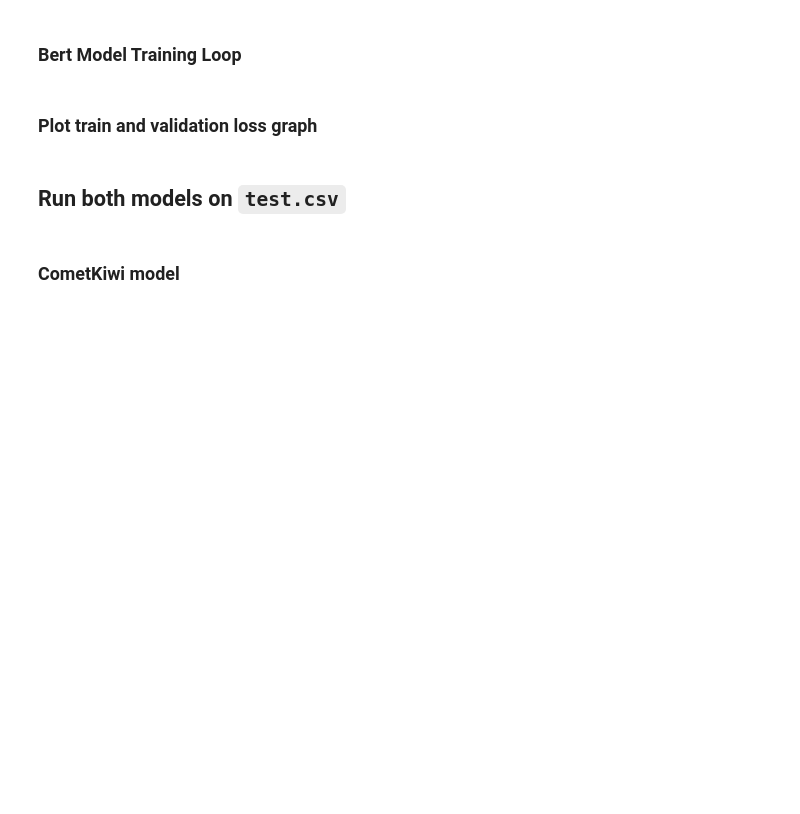
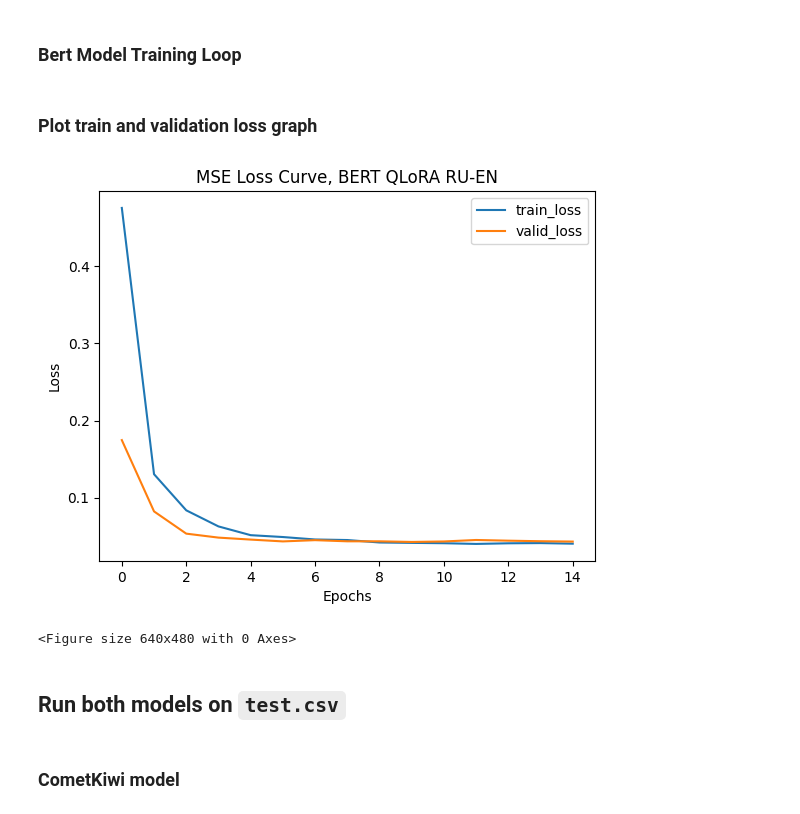
Before and after one commit to TheZichLiang/FineGrainedErrorDetection, a Jupyter notebook: Niko_QLoRA_finetune.ipynb, the cells around one changed output. Saved outputs shown, nothing was run; the diff lists cells and outputs as text; code cells hidden in the pictures; blank space fills up the shorter version.

Commit message:
Ran some training

```diff
--- a/Niko_QLoRA_finetune.ipynb
+++ b/Niko_QLoRA_finetune.ipynb
@@ -73,7 +73,7 @@ from datasets import load_dataset
 from datasets import Dataset
 import pandas as pd
 
-lang = "en-de"
+lang = "ru-en"
 train_df, validation_df, test_df = get_data(lang=lang)
 # %% [markdown]
 ### Normalization for Datasets
@@ -142,6 +142,9 @@ test_dataloader = DataLoader(test_dataset_tokenized, batch_size=batch_size)
 ### Configure Quantization and LoRA
 # %%
 from transformers import AutoModelForSequenceClassification
+
+qlora_enabled = True
+qlora_string = "_qlora" if qlora_enabled else ""
 
 # bnb_config sets up Quantization
 bnb_config = BitsAndBytesConfig(
@@ -154,18 +157,21 @@ lora_config = LoraConfig(
     inference_mode=False
 )
 
-#bert_model = torch.load("finetuned_Bert.pth", weights_only=False)
-bert_model = AutoModelForSequenceClassification.from_pretrained("google-bert/bert-base-multilingual-uncased", num_labels=1, quantization_config=bnb_config)
-bert_model.gradient_checkpointing_enable()
-print_trainable_parameters(bert_model)
+if qlora_enabled:
+    bert_model = AutoModelForSequenceClassification.from_pretrained("google-bert/bert-base-multilingual-uncased", num_labels=1, quantization_config=bnb_config)
+    bert_model.gradient_checkpointing_enable()
+    print_trainable_parameters(bert_model)
 
-# ADDS Q
-bert_model = prepare_model_for_kbit_training(bert_model)
+    # ADDS Q
+    bert_model = prepare_model_for_kbit_training(bert_model)
 
-# ADDS LORA
-bert_model = get_peft_model(bert_model, lora_config)
+    # ADDS LORA
+    bert_model = get_peft_model(bert_model, lora_config)
 
-print_trainable_parameters(bert_model)
+    print_trainable_parameters(bert_model)
+else:
+    bert_model = AutoModelForSequenceClassification.from_pretrained("google-bert/bert-base-multilingual-uncased", num_labels=1)
+    print_trainable_parameters(bert_model)
 # %% [output]
 huggingface/tokenizers: The current process just got forked, after parallelism has already been used. Disabling parallelism to avoid deadlocks...
 To disable this warning, you can either:
@@ -215,7 +221,7 @@ threshold = 0.0005  # Minimum improvement in validation loss
 best_valid_loss = float('inf')
 no_improvement_count = 0
 
-with open('log.csv', 'w', newline='') as f:
+with open(f'loss{qlora_string}_{lang}.csv', 'w', newline='') as f:
    writer = csv.writer(f)
    writer.writerow(['epoch', 'train_loss', 'valid_loss'])
 
@@ -257,7 +263,7 @@ for epoch in range(num_epochs):
     print(f"Epoch {epoch+1}: Training Loss = {train_loss:.4f}, Validation Loss = {valid_loss:.4f}")
 
     # Log losses
-    with open('log.csv', 'a', newline='') as f:
+    with open(f'loss{qlora_string}_{lang}.csv', 'a', newline='') as f:
         writer = csv.writer(f)
         writer.writerow([epoch + 1, train_loss, valid_loss])
 
@@ -284,13 +307,16 @@ bert_model.save_pretrained(f'Bert_QLoRA_{lang}.pth')
 # %%
 import pandas as pd
 import matplotlib.pyplot as plt
-train_log = pd.read_csv('log.csv')
+train_log = pd.read_csv(f'loss{qlora_string}_{lang}.csv')
 train_log[['train_loss', 'valid_loss']].plot()
 plt.xlabel('Epochs')
 plt.ylabel('Loss')
 plt.title(f'MSE Loss Curve, BERT QLoRA {lang.upper()}')
 plt.show()
-plt.savefig(f'loss_qlora_{lang}.png')
+plt.savefig(f'loss{qlora_string}_{lang}.png')
+# %% [output]
+[figure, added]
+<Figure size 640x480 with 0 Axes>
 # %% [markdown]
 ## Run both models on `test.csv`
 # %% [markdown]
```
Also changed, not shown: parts of 5 cells of this notebook, 7 other files.
